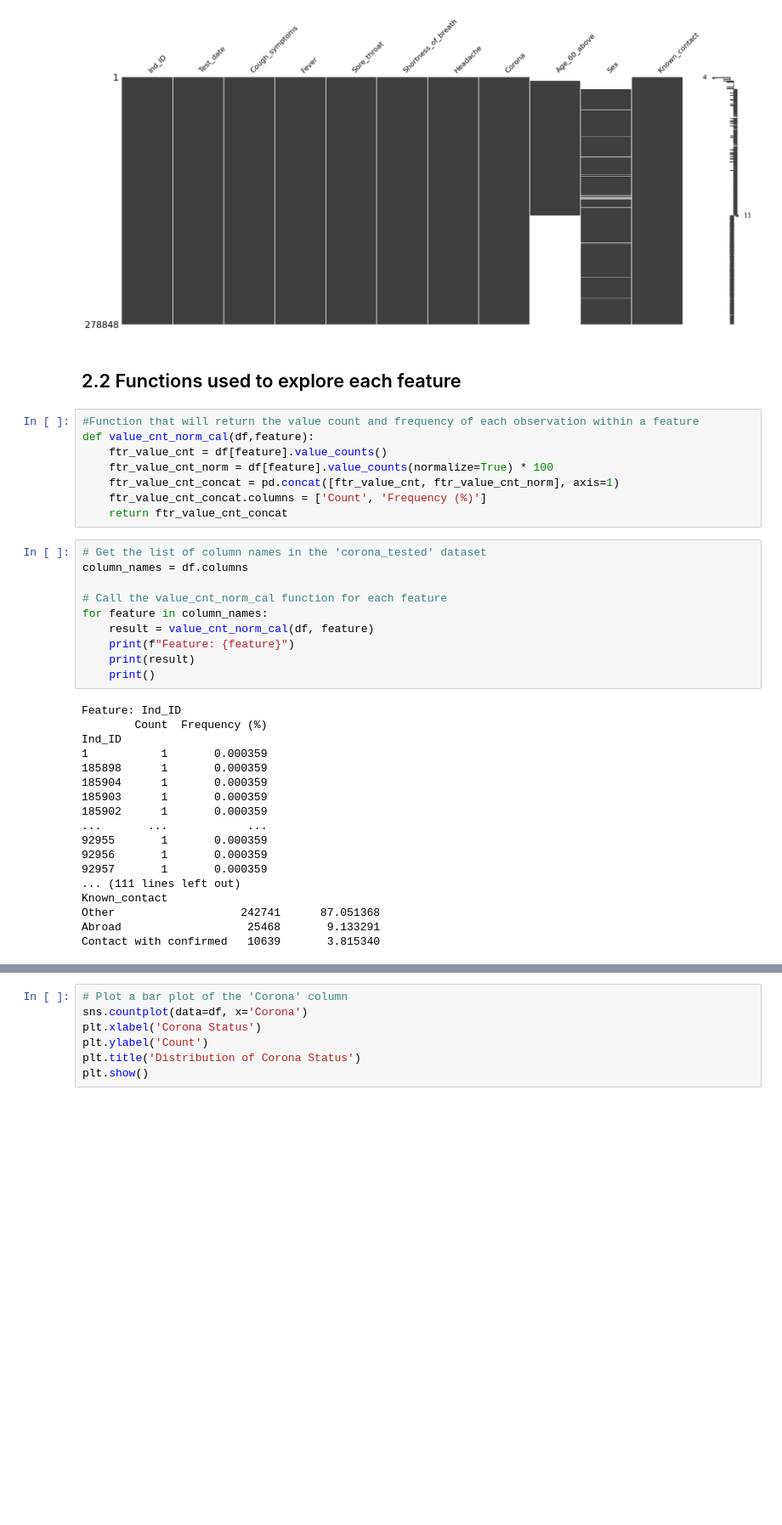
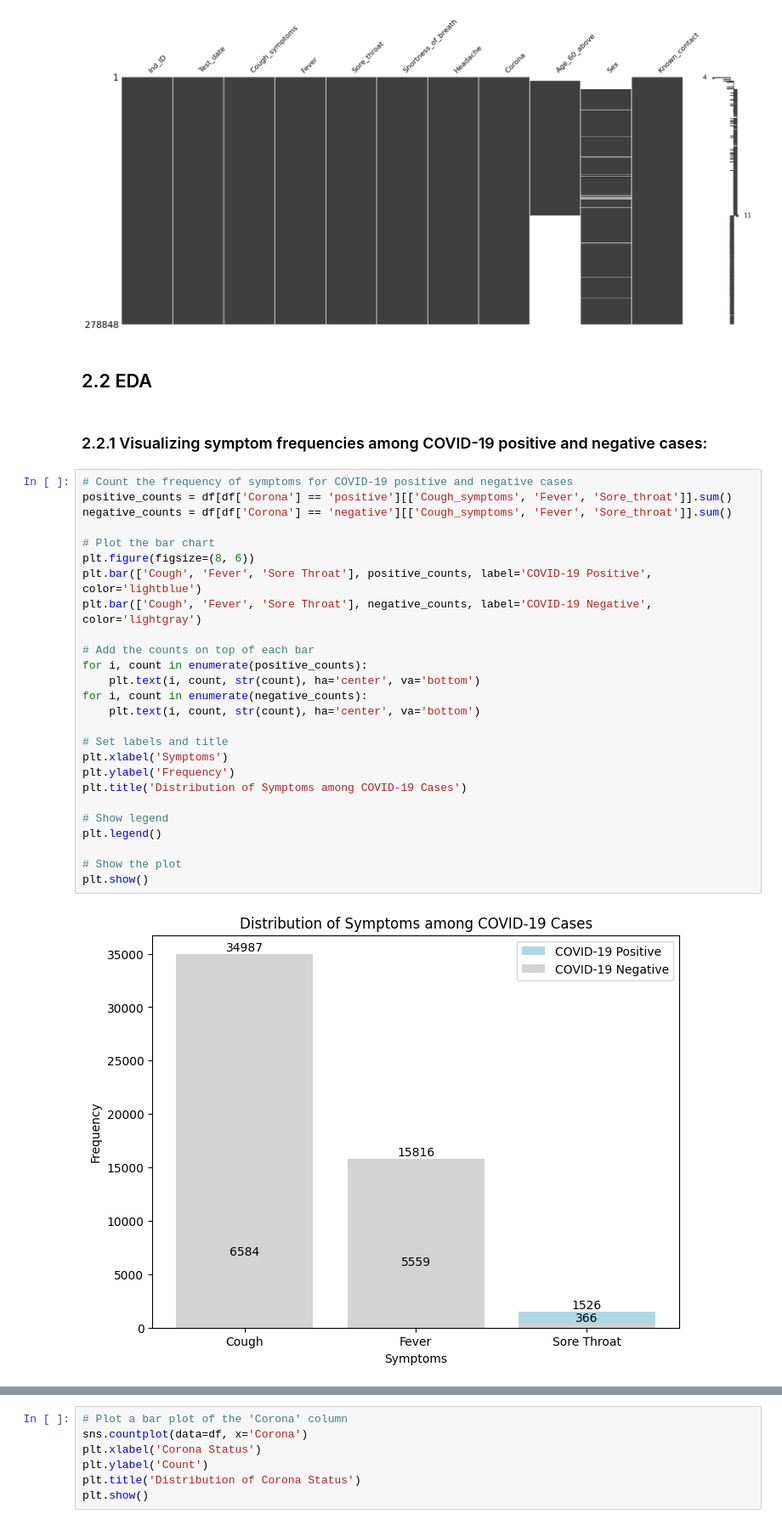
Before and after one commit to CHIRANTH-KS/COVID-19-Prediction-Machine-Learning-, a Jupyter notebook: COVID19_Prediction_Capstone_Project.ipynb, the cells around one changed output, grey strips where cells are left out. Shown at 85% size. Cells and saved outputs as stored; diff of their text form; blank space fills up the shorter version.

```diff
--- a/COVID19_Prediction_Capstone_Project.ipynb
+++ b/COVID19_Prediction_Capstone_Project.ipynb
@@ -155,40 +231,34 @@ plt.show()
 # %% [output]
 [figure]
 # %% [markdown]
-## 2.2 Functions used to explore each feature
+## 2.2 EDA
-# %%
-#Function that will return the value count and frequency of each observation within a feature
-def value_cnt_norm_cal(df,feature):
-    ftr_value_cnt = df[feature].value_counts()
-    ftr_value_cnt_norm = df[feature].value_counts(normalize=True) * 100
-    ftr_value_cnt_concat = pd.concat([ftr_value_cnt, ftr_value_cnt_norm], axis=1)
-    ftr_value_cnt_concat.columns = ['Count', 'Frequency (%)']
-    return ftr_value_cnt_concat
-# %%
-# Get the list of column names in the 'corona_tested' dataset
-column_names = df.columns
-
-# Call the value_cnt_norm_cal function for each feature
-for feature in column_names:
-    result = value_cnt_norm_cal(df, feature)
-    print(f"Feature: {feature}")
-    print(result)
-    print()
-# %% [output]
-Feature: Ind_ID
-        Count  Frequency (%)
-Ind_ID
-1           1       0.000359
-185898      1       0.000359
-185904      1       0.000359
-185903      1       0.000359
-185902      1       0.000359
-...       ...            ...
-92955       1       0.000359
-92956       1       0.000359
-92957       1       0.000359
-... (111 lines left out)
-Known_contact
-Other                   242741      87.051368
-Abroad                   25468       9.133291
-Contact with confirmed   10639       3.815340
+# %% [markdown]
+### 2.2.1 Visualizing symptom frequencies among COVID-19 positive and negative cases:
+# %%
+# Count the frequency of symptoms for COVID-19 positive and negative cases
+positive_counts = df[df['Corona'] == 'positive'][['Cough_symptoms', 'Fever', 'Sore_throat']].sum()
+negative_counts = df[df['Corona'] == 'negative'][['Cough_symptoms', 'Fever', 'Sore_throat']].sum()
+
+# Plot the bar chart
+plt.figure(figsize=(8, 6))
+plt.bar(['Cough', 'Fever', 'Sore Throat'], positive_counts, label='COVID-19 Positive', color='lightblue')
+plt.bar(['Cough', 'Fever', 'Sore Throat'], negative_counts, label='COVID-19 Negative', color='lightgray')
+
+# Add the counts on top of each bar
+for i, count in enumerate(positive_counts):
+    plt.text(i, count, str(count), ha='center', va='bottom')
+for i, count in enumerate(negative_counts):
+    plt.text(i, count, str(count), ha='center', va='bottom')
+
+# Set labels and title
+plt.xlabel('Symptoms')
+plt.ylabel('Frequency')
+plt.title('Distribution of Symptoms among COVID-19 Cases')
+
+# Show legend
+plt.legend()
+
+# Show the plot
+plt.show()
+# %% [output]
+[figure, added]
```
Also changed, not shown: parts of 82 cells of this notebook, 1 other file.
